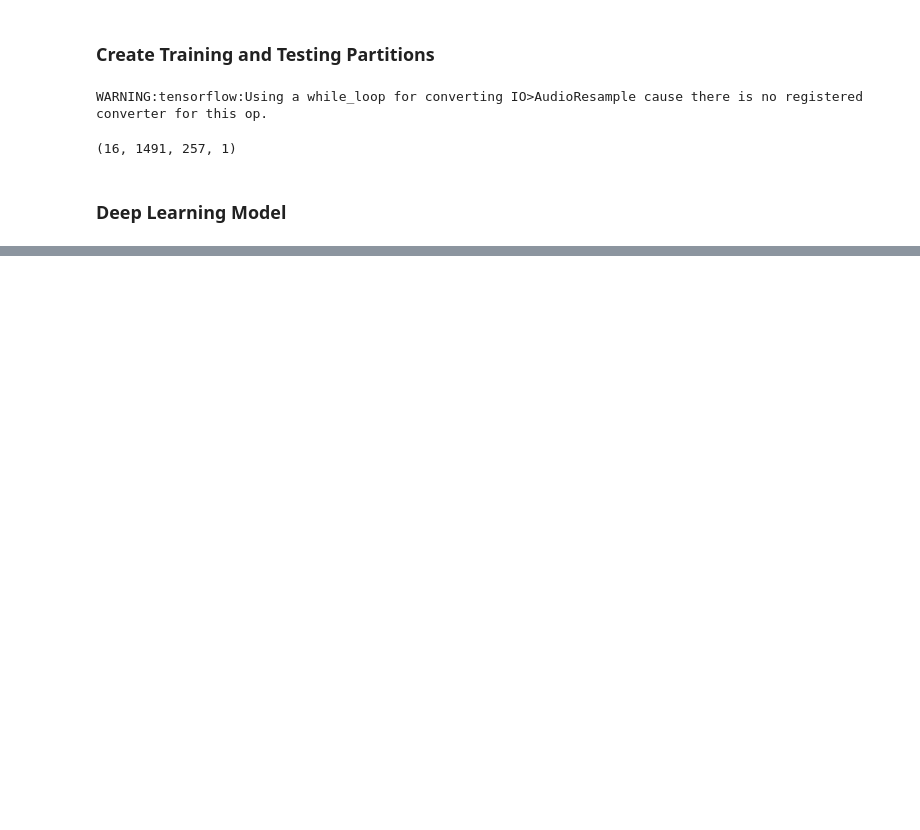
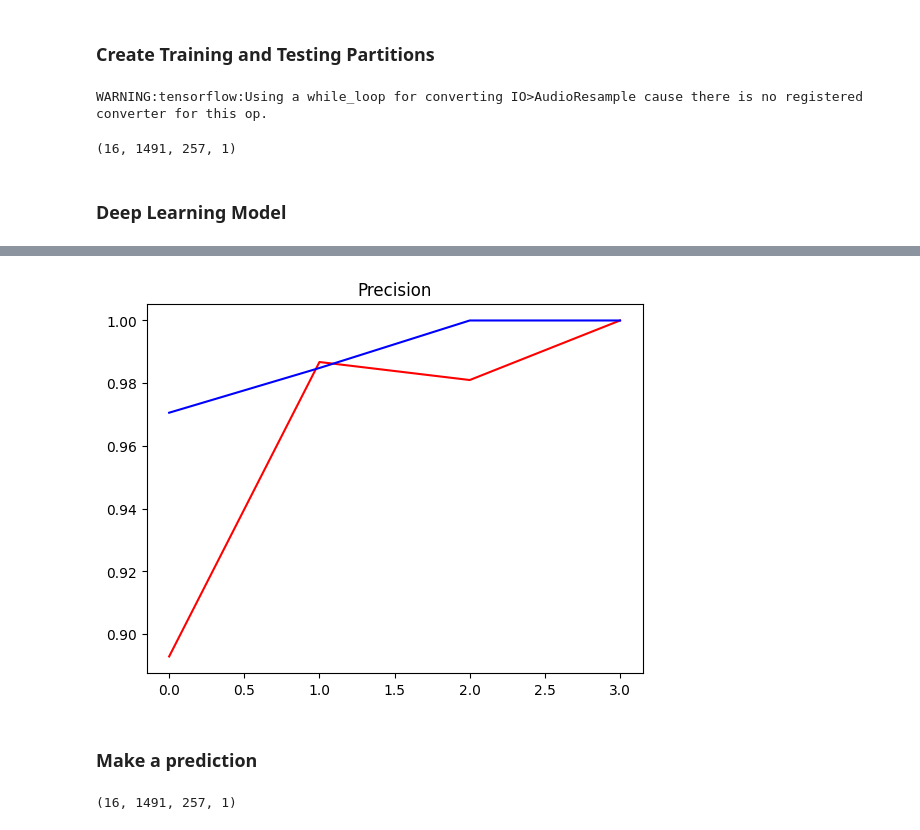
Before and after one commit to Kirito-012/Deep-Learning, a Jupyter notebook: Voice_Processing/main.ipynb, the cells around one changed output, grey strips where cells are left out. Drawn from its saved outputs; the diff is of its cells as text; code cells hidden in the pictures; blank space fills up the shorter version.

```diff
--- a/Voice_Processing/main.ipynb
+++ b/Voice_Processing/main.ipynb
@@ -279,0 +333,9 @@ hist = model.fit(train, epochs=4, validation_data=test)
+# %%
+plt.title('Precision')
+plt.plot(hist.history['precision_3'], 'r')
+plt.plot(hist.history['val_precision_3'], 'b')
+plt.show()
+# %% [output]
+[figure, added]
+# %% [markdown]
+### Make a prediction
@@ -279,0 +344,4 @@ hist = model.fit(train, epochs=4, validation_data=test)
+# %%
+x_test.shape
+# %% [output]
+(16, 1491, 257, 1)
```
Also changed, not shown: parts of 19 cells of this notebook, 1 other file.
